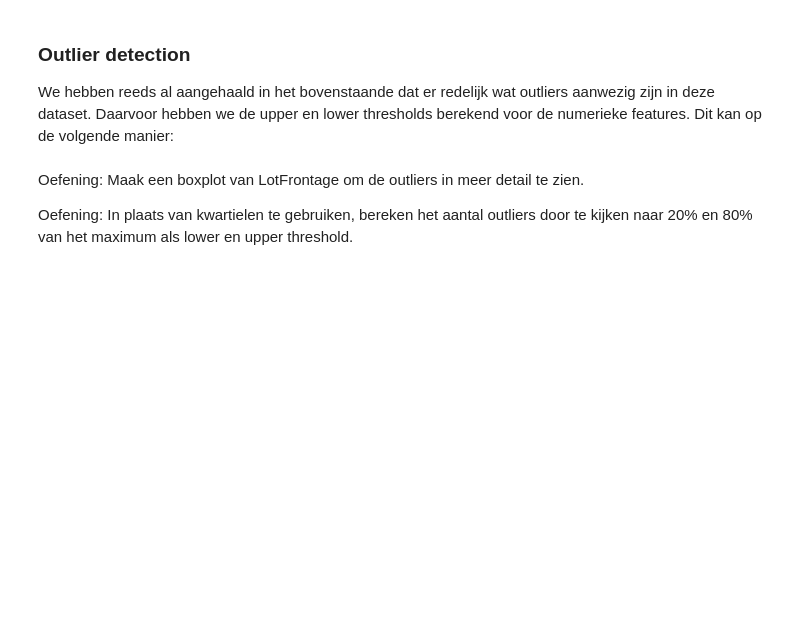
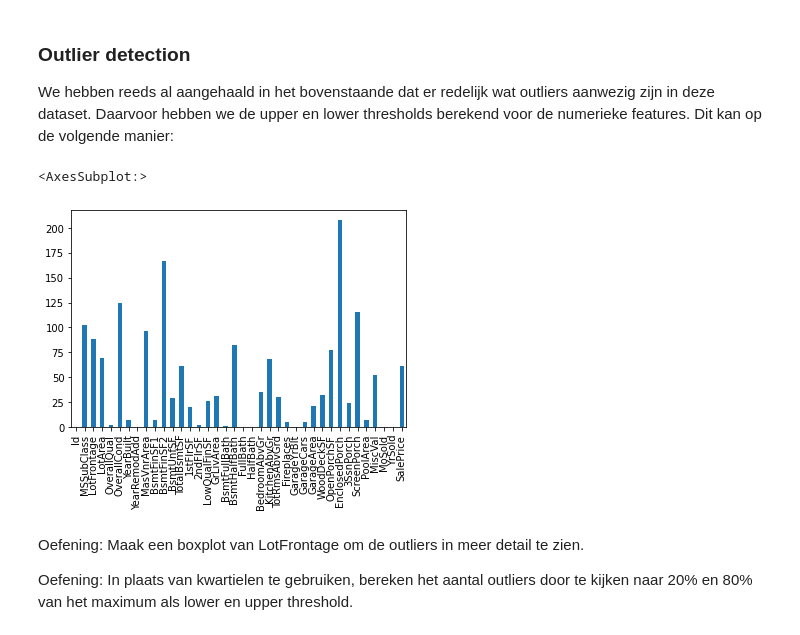
Before and after one commit to OdiseeDataScience2223/Leerstof, a Jupyter notebook: Week 4/DataExploration.ipynb, the cells around one changed output. Drawn from its saved outputs; the diff is of its cells as text; code cells hidden in the pictures; blank space fills up the shorter version.

```diff
--- a/Week 4/DataExploration.ipynb
+++ b/Week 4/DataExploration.ipynb
@@ -421,6 +421,18 @@ sns.pairplot(numerieke_data[["YearBuilt", "OverallQual", "TotalBsmtSF", "LotArea
 We hebben reeds al aangehaald in het bovenstaande dat er redelijk wat outliers aanwezig zijn in deze dataset.
 Daarvoor hebben we de upper en lower thresholds berekend voor de numerieke features.
 Dit kan op de volgende manier:
+# %%
+def isOutlier(col):
+    ondergrens = statistische_waarden.loc["LowerThreshold", col.name]
+    bovengrens = statistische_waarden.loc["UpperThreshold", col.name]
+
+    return ((col < ondergrens) | (col > bovengrens)).sum()
+
+
+numerieke_data.apply(isOutlier).plot.bar()
+# %% [output]
+<AxesSubplot:>
+[figure, added]
 # %% [markdown]
 Oefening: Maak een boxplot van LotFrontage om de outliers in meer detail te zien.
 
```
